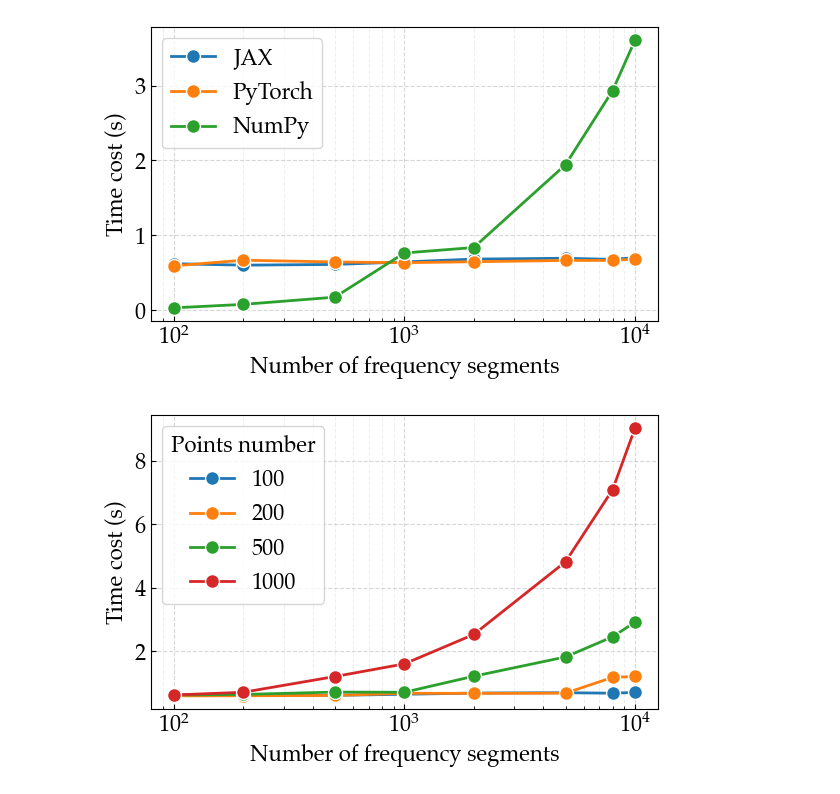
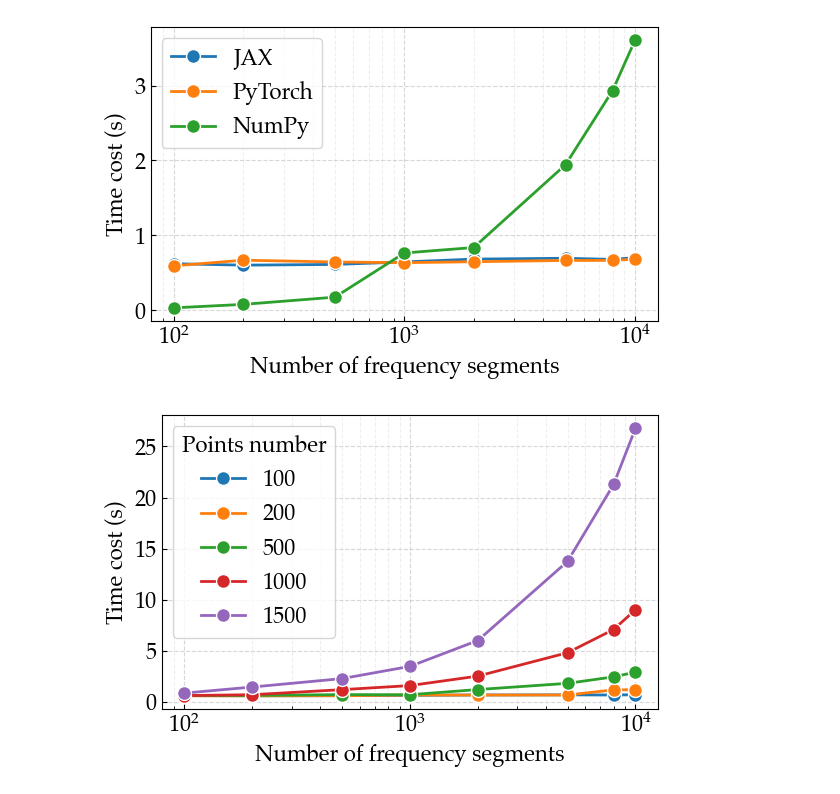
Before and after one commit to NanxiiChen/wind-simulation-GPU, a Jupyter notebook: benchmark_results/eval.ipynb, the cells around one changed output. Cells and saved outputs as stored; diff of their text form; code cells hidden in the pictures.

```diff
--- a/benchmark_results/eval.ipynb
+++ b/benchmark_results/eval.ipynb
@@ -99,30 +99,32 @@ df_100 = pd.read_csv("./freq_benchmark_jax_batched_100pts.txt").to_numpy()[1:]
 df_200 = pd.read_csv("./freq_benchmark_jax_batched_200pts.txt").to_numpy()[1:]
 df_500 = pd.read_csv("./freq_benchmark_jax_batched_500pts.txt").to_numpy()[1:]
 df_1000 = pd.read_csv("./freq_benchmark_jax_batched_1000pts.txt").to_numpy()[1:]
+df_1500 = pd.read_csv("./freq_benchmark_jax_batched_1500pts.txt").to_numpy()[1:]
+dfs = [df_100, df_200, df_500, df_1000, df_1500]
+num = [100, 200, 500, 1000, 1500]
 # %%
 fig, ax = plt.subplots(figsize=(6, 4))
 kwargs = dict(lw=2, marker='o', markeredgecolor='white', markersize=10)
-ax.plot(df_100[:, 0], df_100[:, 1], label="100", **kwargs)
-ax.plot(df_200[:, 0], df_200[:, 1], label="200", **kwargs)
-ax.plot(df_500[:, 0], df_500[:, 1], label="500", **kwargs)
-ax.plot(df_1000[:, 0], df_1000[:, 1], label="1000", **kwargs)
+# cmap = plt.get_cmap("coolwarm")
+for i, df in enumerate(dfs):
+    ax.plot(df[:, 0], df[:, 1], label=f"{num[i]}", **kwargs)
 ax.set(
     xlabel="Number of frequency segments",
     ylabel="Time cost (s)",
     # title="Time Cost Comparison: JAX vs PyTorch vs NumPy",
 )
 ax.set_xscale("log",)
 # ax.set_yscale("log",)
 # ax.set_xlim(-20, 5050)
 # ax.set_ylim(-10, 140)
 ax.xaxis.set_minor_locator(plt.LogLocator(base=10.0, subs=np.arange(2, 10) * 0.1, numticks=10))
 # ax.yaxis.set_minor_locator(plt.LogLocator(base=10.0, subs=np.arange(2, 10) * 0.1, numticks=10))
 ax.grid(which='minor', alpha=0.2)
 ax.grid(which='major', alpha=0.5)
 ax.legend(title="Points number")
 fig.tight_layout()
 fig.savefig("../img/freq_time_cost_jax_varing_points.png", dpi=300, bbox_inches='tight')
 fig.savefig("../img/freq_time_cost_jax_varing_points.pdf", dpi=300, bbox_inches='tight')
 fig.savefig("../../wind_simulation_paper/freq_time_cost_jax_varing_points.pdf", dpi=300, bbox_inches='tight')
 # %% [output]
-[figure, old version]
+[figure, new version]
```
Also changed, not shown: 4 other files.
